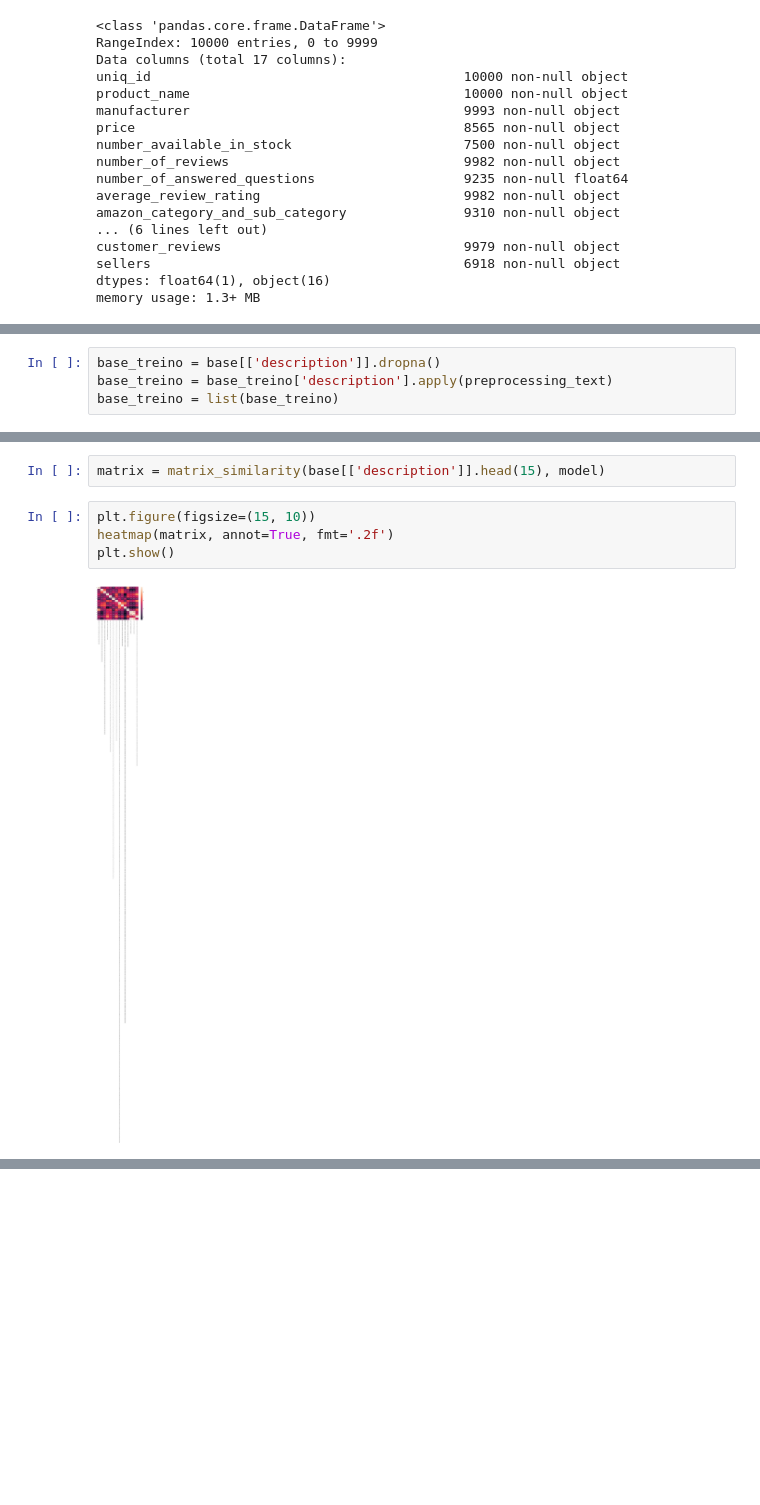
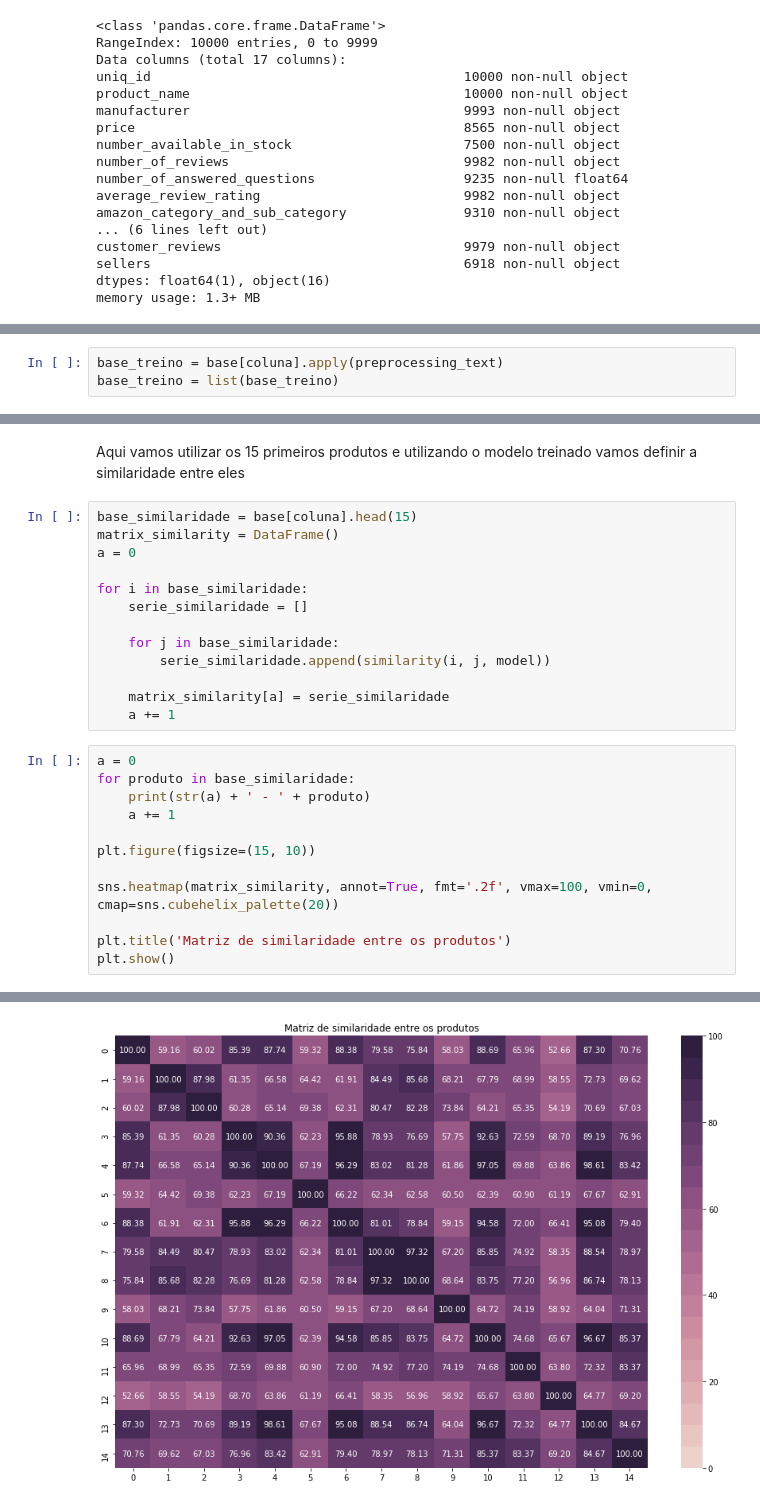
Before and after one commit to natansilva/similaridade_de_produtos, a Jupyter notebook: similaridade_de_produtos.ipynb, the cells around one changed output, grey strips where cells are left out. Cells and saved outputs as stored; diff of their text form; blank space fills up the shorter version.

```diff
--- a/similaridade_de_produtos.ipynb
+++ b/similaridade_de_produtos.ipynb
@@ -130,4 +101,3 @@ base = base[base['value_counts'] > 40]
 # %%
-base_treino = base[['description']].dropna()
-base_treino = base_treino['description'].apply(preprocessing_text)
+base_treino = base[coluna].apply(preprocessing_text)
 base_treino = list(base_treino)
@@ -147,8 +112,28 @@ Similaridade dos 15 primeiros produtos
-# %%
-matrix = matrix_similarity(base[['description']].head(15), model)
-# %%
-plt.figure(figsize=(15, 10))
-heatmap(matrix, annot=True, fmt='.2f')
-plt.show()
-# %% [output]
-[figure, removed]
+# %% [markdown]
+Aqui vamos utilizar os 15 primeiros produtos e utilizando o modelo treinado vamos definir a similaridade entre eles
+# %%
+base_similaridade = base[coluna].head(15)
+matrix_similarity = DataFrame()
+a = 0
+
+for i in base_similaridade:
+    serie_similaridade = []
+
+    for j in base_similaridade:
+        serie_similaridade.append(similarity(i, j, model))
+
+    matrix_similarity[a] = serie_similaridade
+    a += 1
+# %%
+a = 0
+for produto in base_similaridade:
+    print(str(a) + ' - ' + produto)
+    a += 1
+
+plt.figure(figsize=(15, 10))
+
+sns.heatmap(matrix_similarity, annot=True, fmt='.2f', vmax=100, vmin=0, cmap=sns.cubehelix_palette(20))
+
+plt.title('Matriz de similaridade entre os produtos')
+plt.show()
+# %% [output]
@@ -154,0 +155 @@ plt.show()
+[figure, added]
```
Also changed, not shown: parts of 23 cells of this notebook.
